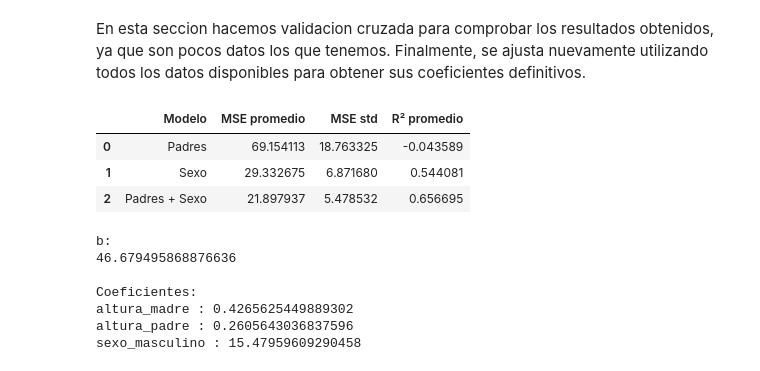
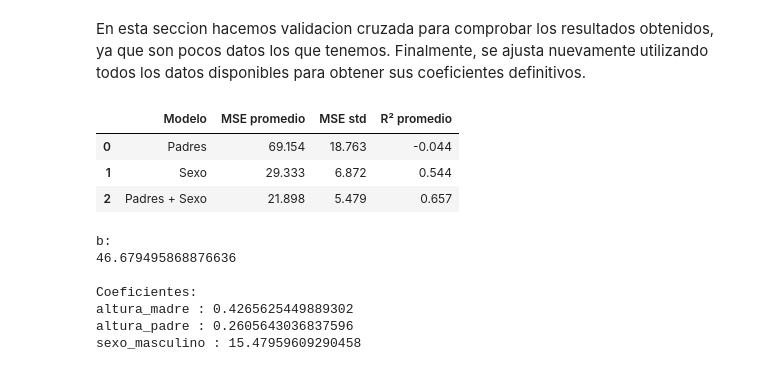
Before and after one commit to santiterra/ModE-2026, a Jupyter notebook: Obligatorio1/problema3/problema3.ipynb, the cells around one changed output. Saved outputs shown, nothing was run; the diff lists cells and outputs as text; code cells hidden in the pictures.

```diff
--- a/Obligatorio1/problema3/problema3.ipynb
+++ b/Obligatorio1/problema3/problema3.ipynb
@@ -898,33 +893,30 @@ def evaluar_validacion_cruzada(datos, variables, k=5, random_state=42):
 # %%
 modelos = {
     "Padres": variables_A,
     "Sexo": variables_B,
     "Padres + Sexo": variables_C
 }
 
 resultados_cv = []
 
 for nombre, variables in modelos.items():
 
     mse_cv, r2_cv = evaluar_validacion_cruzada(datos_modelo, variables, k=5, random_state=42)
 
     resultados_cv.append({
         "Modelo": nombre,
-        "MSE promedio": np.mean(mse_cv),
-        "MSE std": np.std(mse_cv),
-        "R² promedio": np.mean(r2_cv)
+        "MSE promedio": round(float(np.mean(mse_cv)), 3),
+        "MSE std": round(float(np.std(mse_cv)), 3),
+        "R² promedio": round(float(np.mean(r2_cv)), 3)
     })
 
-resultados_cv = pd.DataFrame(
-    resultados_cv
-)
-
+resultados_cv = pd.DataFrame(resultados_cv).round(3)
 resultados_cv
 # %% [output]
 |  | Modelo | MSE promedio | MSE std | R² promedio |
-| 0 | Padres | 69.154113 | 18.763325 | -0.043589 |
-| 1 | Sexo | 29.332675 | 6.871680 | 0.544081 |
-| 2 | Padres + Sexo | 21.897937 | 5.478532 | 0.656695 |
+| 0 | Padres | 69.154 | 18.763 | -0.044 |
+| 1 | Sexo | 29.333 | 6.872 | 0.544 |
+| 2 | Padres + Sexo | 21.898 | 5.479 | 0.657 |
 # %%
 variables_finales = [
     "altura_madre",
```
Also changed, not shown: parts of 7 cells of this notebook, 2 other files.
